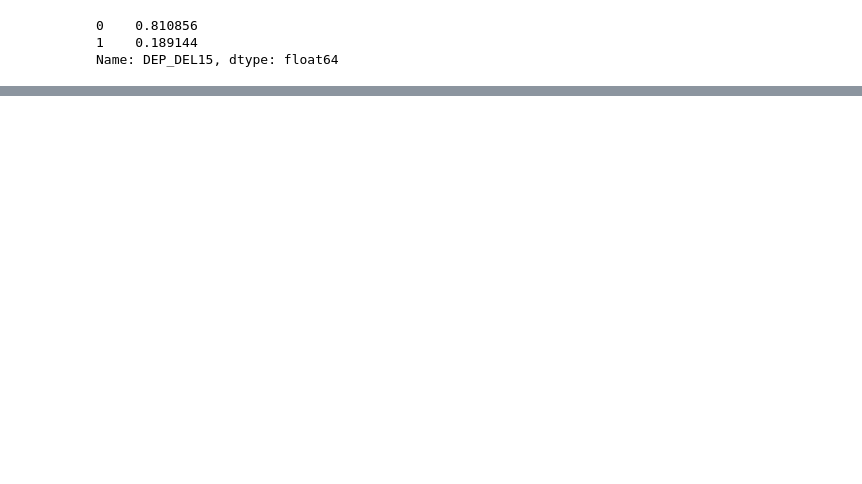
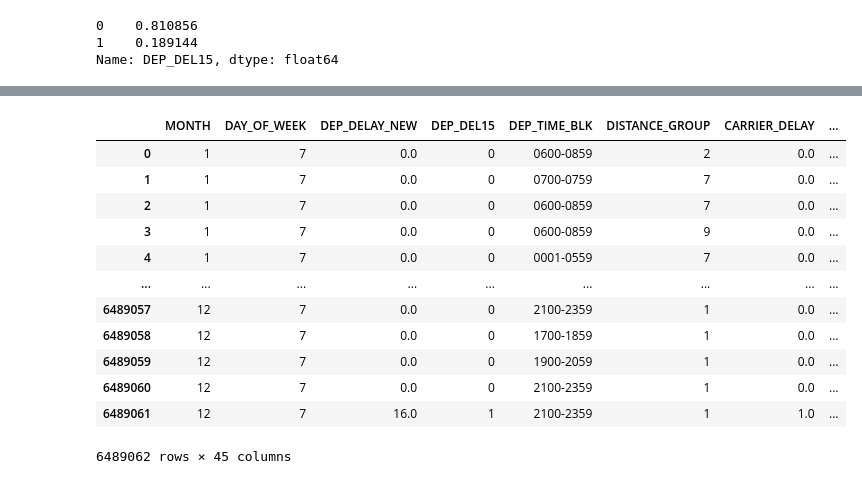
Before and after one commit to franciscapalacios/python_project, a Jupyter notebook: python_project.ipynb, the cells around one changed output, grey strips where cells are left out. Cells and saved outputs as stored; diff of their text form; code cells hidden in the pictures; blank space fills up the shorter version.

```diff
--- a/python_project.ipynb
+++ b/python_project.ipynb
@@ -143,0 +199,16 @@ df[df['DEP_DEL15']==1].describe()
+# %%
+df
+# %% [output]
+|  | MONTH | DAY_OF_WEEK | DEP_DELAY_NEW | DEP_DEL15 | DEP_TIME_BLK | DISTANCE_GROUP | CARRIER_DELAY | ... |
+| 0 | 1 | 7 | 0.0 | 0 | 0600-0859 | 2 | 0.0 | ... |
+| 1 | 1 | 7 | 0.0 | 0 | 0700-0759 | 7 | 0.0 | ... |
+| 2 | 1 | 7 | 0.0 | 0 | 0600-0859 | 7 | 0.0 | ... |
+| 3 | 1 | 7 | 0.0 | 0 | 0600-0859 | 9 | 0.0 | ... |
+| 4 | 1 | 7 | 0.0 | 0 | 0001-0559 | 7 | 0.0 | ... |
+| ... | ... | ... | ... | ... | ... | ... | ... | ... |
+| 6489057 | 12 | 7 | 0.0 | 0 | 2100-2359 | 1 | 0.0 | ... |
+| 6489058 | 12 | 7 | 0.0 | 0 | 1700-1859 | 1 | 0.0 | ... |
+| 6489059 | 12 | 7 | 0.0 | 0 | 1900-2059 | 1 | 0.0 | ... |
+| 6489060 | 12 | 7 | 0.0 | 0 | 2100-2359 | 1 | 0.0 | ... |
+| 6489061 | 12 | 7 | 16.0 | 1 | 2100-2359 | 1 | 1.0 | ... |
+6489062 rows × 45 columns
```
Also changed, not shown: parts of 22 cells of this notebook.
